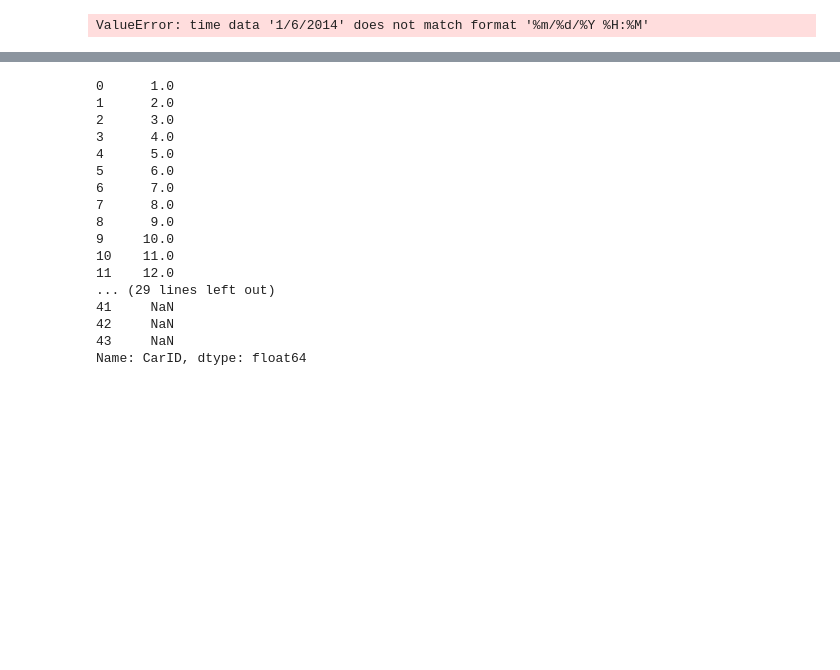
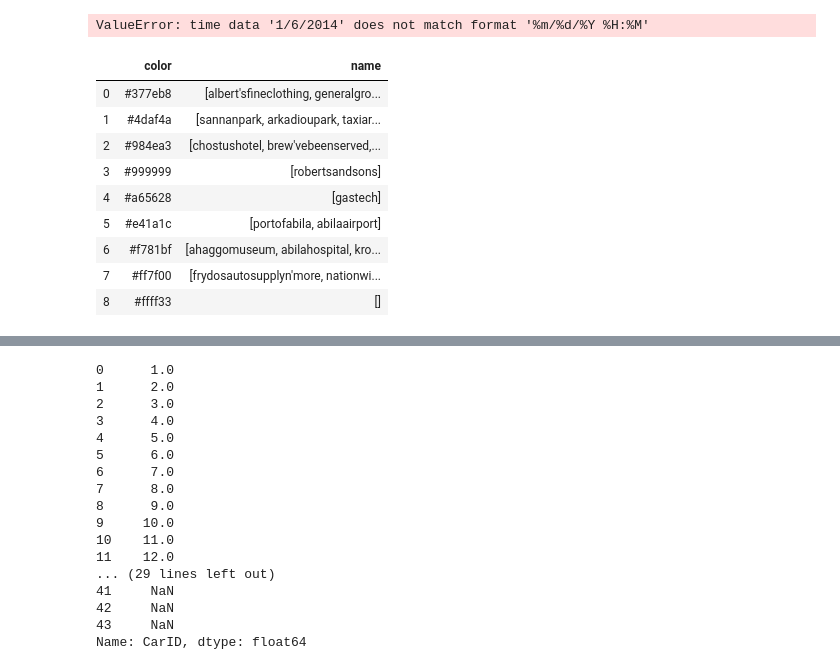
Before and after one commit to Checco9811/vast2014, a Jupyter notebook: preprocessing.ipynb, the cells around one changed output, grey strips where cells are left out. Saved outputs shown, nothing was run; the diff lists cells and outputs as text; code cells hidden in the pictures; blank space fills up the shorter version.

```diff
--- a/preprocessing.ipynb
+++ b/preprocessing.ipynb
@@ -3,0 +167,4 @@ import numpy as np
+# %%
+for i in range(len(locations)):
+    locations[i] = {"name": locations[i]["name"].lower().replace(' ', ''),
+                   "color": locations[i]["color"]}
@@ -4,4 +191,5 @@ import numpy as np
 # %%
+locations = pd.DataFrame(locations)
 gps = pd.read_csv('public/gps.csv')
 car_assignments = pd.read_csv('public/car-assignments.csv')
 cc_data = pd.read_csv('public/cc_data.csv', encoding = 'iso-8859-1')
@@ -202,3 +390,18 @@ ValueError: time data '1/6/2014' does not match format '%m/%d/%Y %H:%M'
 # %%
 df = pd.DataFrame (results, columns=['timestamp', 'location', 'price', 'CarID', 'FirstName', 'LastName', 'lat', 'long'])
 df.head()
+# %%
+locations_ = locations.groupby(['color']).agg(lambda x: list(x)).reset_index()
+# %%
+locations_
+# %% [output]
+|  | color | name |
+| 0 | #377eb8 | [albert'sfineclothing, generalgro... |
+| 1 | #4daf4a | [sannanpark, arkadioupark, taxiar... |
+| 2 | #984ea3 | [chostushotel, brew'vebeenserved,... |
+| 3 | #999999 | [robertsandsons] |
+| 4 | #a65628 | [gastech] |
+| 5 | #e41a1c | [portofabila, abilaairport] |
+| 6 | #f781bf | [ahaggomuseum, abilahospital, kro... |
+| 7 | #ff7f00 | [frydosautosupplyn'more, nationwi... |
+| 8 | #ffff33 | [] |
```
Also changed, not shown: parts of 9 cells of this notebook, 3 other files.
